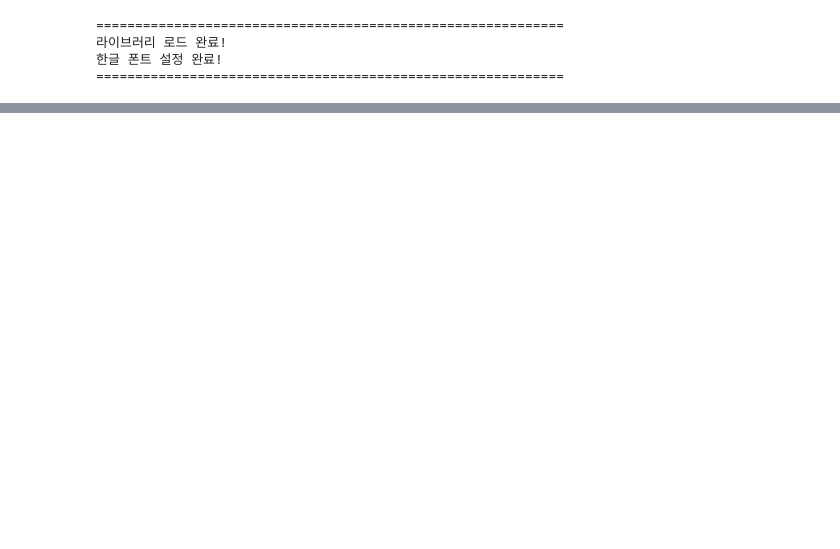
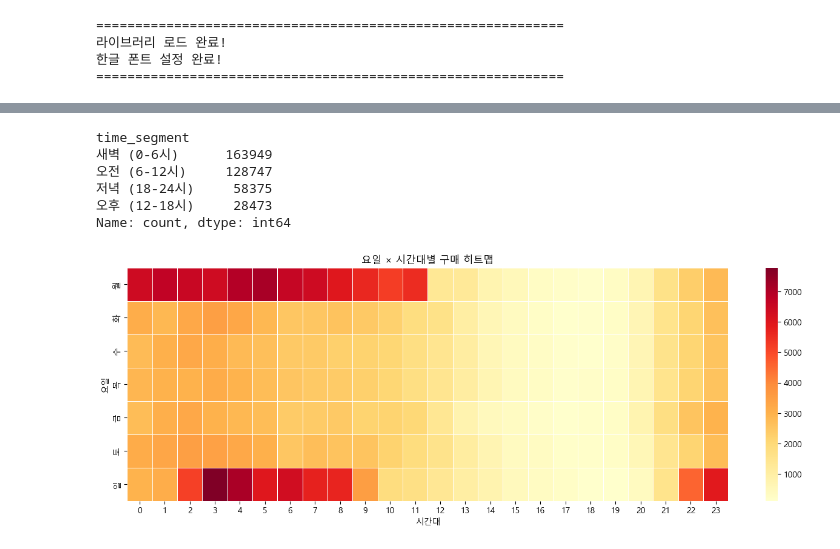
Before and after one commit to sol030/final_project, a Jupyter notebook: CYH/11월_eventtime.ipynb, the cells around one changed output, grey strips where cells are left out. Drawn from its saved outputs; the diff is of its cells as text; code cells hidden in the pictures; blank space fills up the shorter version.

```diff
--- a/CYH/11월_eventtime.ipynb
+++ b/CYH/11월_eventtime.ipynb
@@ -101,0 +184,34 @@ print(hourly)
+# %%
+def time_segment(hour):
+    if 6 <= hour < 12:
+        return '오전 (6-12시)'
+    elif 12 <= hour < 18:
+        return '오후 (12-18시)'
+    elif 18 <= hour < 24:
+        return '저녁 (18-24시)'
+    else:
+        return '새벽 (0-6시)'
+
+purchases['time_segment'] = purchases['hour'].apply(time_segment)
+print(purchases['time_segment'].value_counts())
+# %% [output]
+time_segment
+새벽 (0-6시)      163949
+오전 (6-12시)     128747
+저녁 (18-24시)     58375
+오후 (12-18시)     28473
+Name: count, dtype: int64
+# %%
+import seaborn as sns
+
+heatmap_data = purchases.groupby(['day_of_week', 'hour']).size().unstack(fill_value=0)
+heatmap_data.index = ['월', '화', '수', '목', '금', '토', '일']
+
+plt.figure(figsize=(16, 5))
+sns.heatmap(heatmap_data, cmap='YlOrRd', linewidths=0.5)
+plt.title('요일 × 시간대별 구매 히트맵')
+plt.xlabel('시간대')
+plt.ylabel('요일')
+plt.show()
+# %% [output]
+[figure, added]
```
Also changed, not shown: parts of 36 cells of this notebook, 1 other file.
